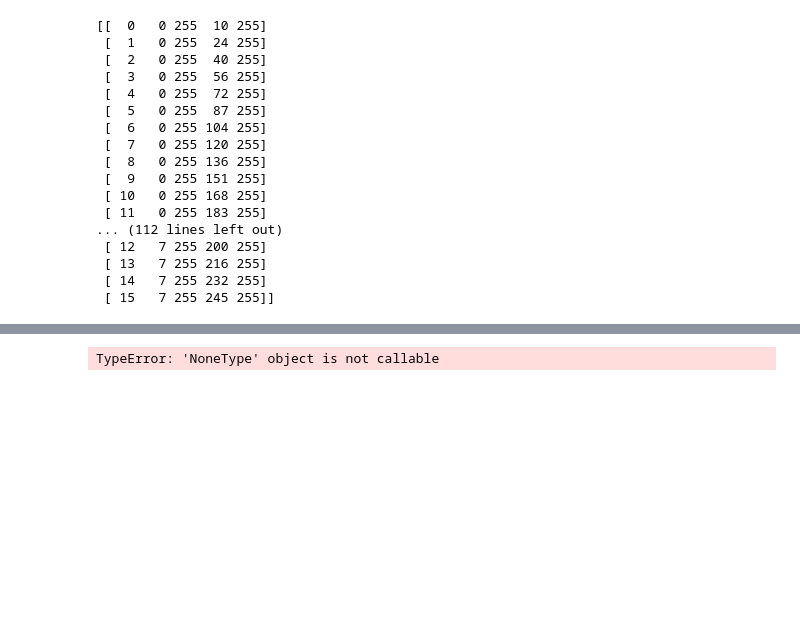
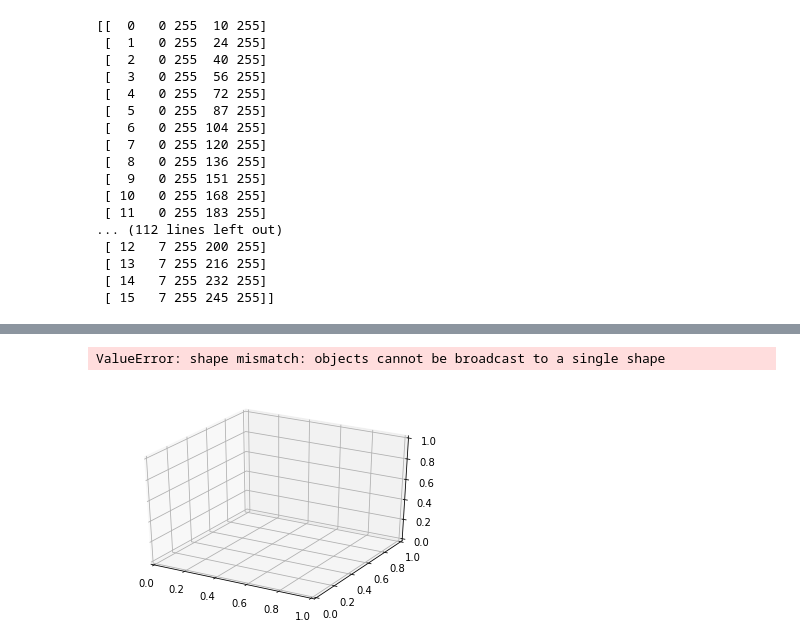
Before and after one commit to ashleycrouch/image-rgb-in-3D, a Jupyter notebook: py/Raster Vectorization Project.ipynb, the cells around one changed output, grey strips where cells are left out. Cells and saved outputs as stored; diff of their text form; code cells hidden in the pictures; blank space fills up the shorter version.

```diff
--- a/py/Raster Vectorization Project.ipynb
+++ b/py/Raster Vectorization Project.ipynb
@@ -4,13 +4,12 @@
 import numpy as np
 import skimage.io
 import os
-# from ransac import *
-# from plane_fitting import *
 import random
 from matplotlib import pylab
+import matplotlib.pyplot as plt
 from mpl_toolkits import mplot3d
 
-filename = 'C:/Users/Ashley/Documents/VectorImageResearch/image-rgb-in-3D/gradientbox.png'
+filename = 'C:/Users/Ashley/Documents/GitHub/image-rgb-in-3D/gradientbox.png'
 img = skimage.io.imread( filename )
 # %%
 %matplotlib inline
@@ -440,8 +437,18 @@ try:
         pl.show()
 except ImportError:
     pass
-# %%
-standard_fit(noAlpha)
-# test_standard_fit(5)
-# %% [output]
-TypeError: 'NoneType' object is not callable
+# %%
+# n x m dimensional matrix which indicate the orthogonal projection points on the plane
+standard_fit(noAlpha)
+
+plt3d = plt.figure().gca(projection='3d')
+plt3d.plot_surface(imageArray, imageArray[1], reshaped, alpha=0.2)
+
+# Ensure that the next plot doesn't overwrite the first plot
+ax = plt.gca()
+ax.hold(True)
+
+ax.scatter(points2[0], point2[1], point2[2], color='green')
+# %% [output]
+ValueError: shape mismatch: objects cannot be broadcast to a single shape
+[figure, added]
```
Also changed, not shown: parts of 1 cell of this notebook.
